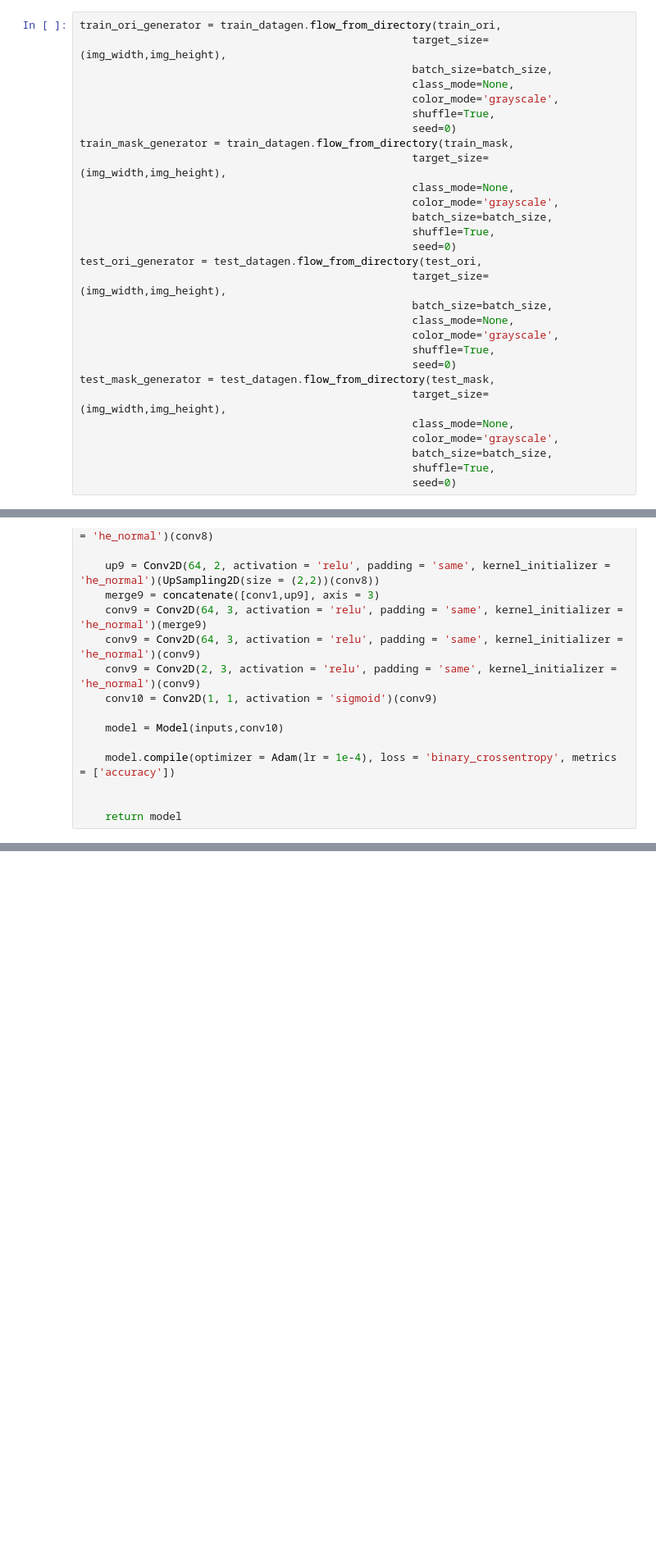
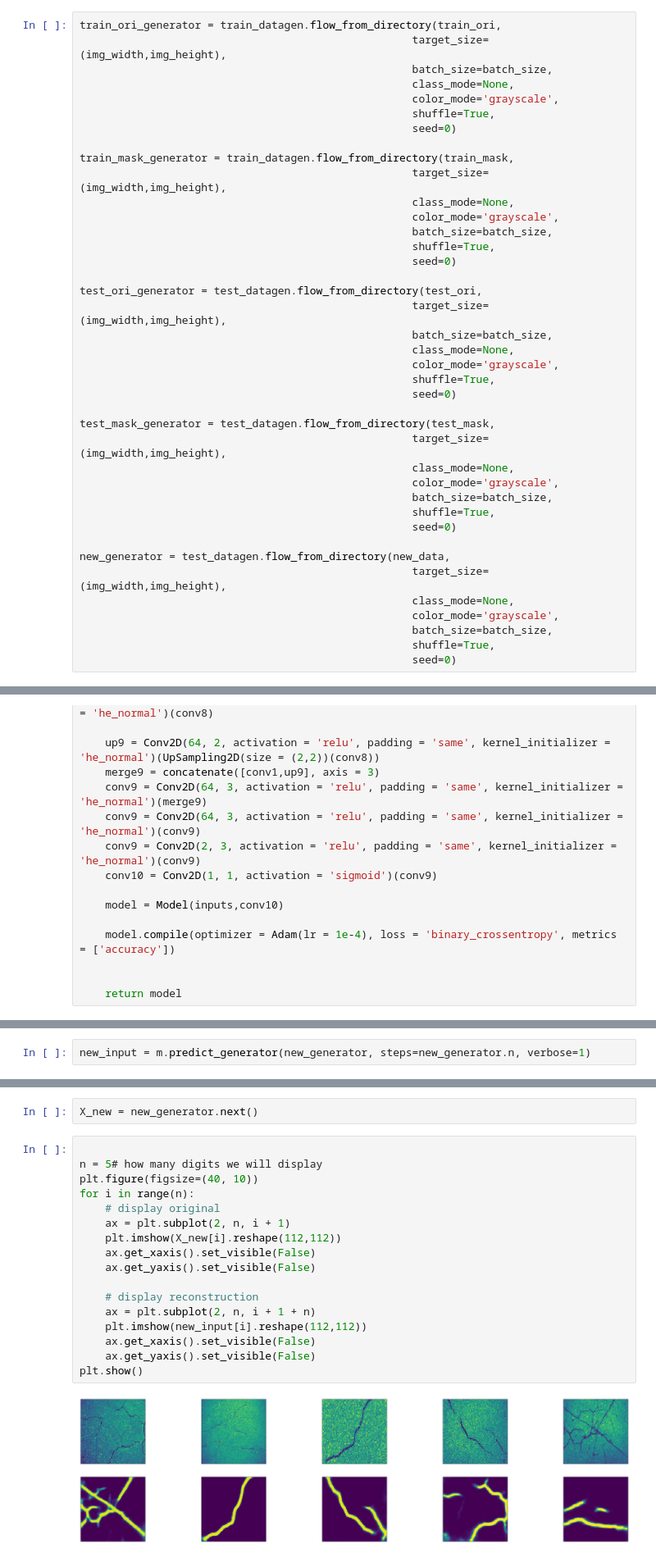
Before and after one commit to kylelee417/Asphalt_Crack_Segmentation, a Jupyter notebook: Asphalt_Segmentation.ipynb, the cells around one changed output, grey strips where cells are left out. Shown: that part at 82% size. Drawn from its saved outputs; the diff is of its cells as text; blank space fills up the shorter version.

```diff
--- a/Asphalt_Segmentation.ipynb
+++ b/Asphalt_Segmentation.ipynb
@@ -48,6 +47,7 @@ train_ori_generator = train_datagen.flow_from_directory(train_ori,
                                                     color_mode='grayscale',
                                                     shuffle=True,
                                                     seed=0)
+
 train_mask_generator = train_datagen.flow_from_directory(train_mask,
                                                     target_size=(img_width,img_height),
                                                     class_mode=None,
@@ -55,6 +55,7 @@ train_mask_generator = train_datagen.flow_from_directory(train_mask,
                                                     batch_size=batch_size,
                                                     shuffle=True,
                                                     seed=0)
+
 test_ori_generator = test_datagen.flow_from_directory(test_ori,
                                                     target_size=(img_width,img_height),
                                                     batch_size=batch_size,
@@ -62,6 +63,7 @@ test_ori_generator = test_datagen.flow_from_directory(test_ori,
                                                     color_mode='grayscale',
                                                     shuffle=True,
                                                     seed=0)
+
 test_mask_generator = test_datagen.flow_from_directory(test_mask,
                                                     target_size=(img_width,img_height),
                                                     class_mode=None,
@@ -69,6 +71,14 @@ test_mask_generator = test_datagen.flow_from_directory(test_mask,
                                                     batch_size=batch_size,
                                                     shuffle=True,
                                                     seed=0)
+
+new_generator = test_datagen.flow_from_directory(new_data,
+                                                    target_size=(img_width,img_height),
+                                                    class_mode=None,
+                                                    color_mode='grayscale',
+                                                    batch_size=batch_size,
+                                                    shuffle=True,
+                                                    seed=0)
 # %% [output]
 Found 1920 images belonging to 1 classes.
 Found 1920 images belonging to 1 classes.
@@ -173,0 +203,2 @@ KeyboardInterrupt: ignored
+# %%
+new_input = m.predict_generator(new_generator, steps=new_generator.n, verbose=1)
@@ -173,0 +207,21 @@ KeyboardInterrupt: ignored
+# %%
+X_new = new_generator.next()
+# %%
+
+n = 5# how many digits we will display
+plt.figure(figsize=(40, 10))
+for i in range(n):
+    # display original
+    ax = plt.subplot(2, n, i + 1)
+    plt.imshow(X_new[i].reshape(112,112))
+    ax.get_xaxis().set_visible(False)
+    ax.get_yaxis().set_visible(False)
+
+    # display reconstruction
+    ax = plt.subplot(2, n, i + 1 + n)
+    plt.imshow(new_input[i].reshape(112,112))
+    ax.get_xaxis().set_visible(False)
+    ax.get_yaxis().set_visible(False)
+plt.show()
+# %% [output]
+[figure, added]
```
Also changed, not shown: parts of 12 cells of this notebook.
